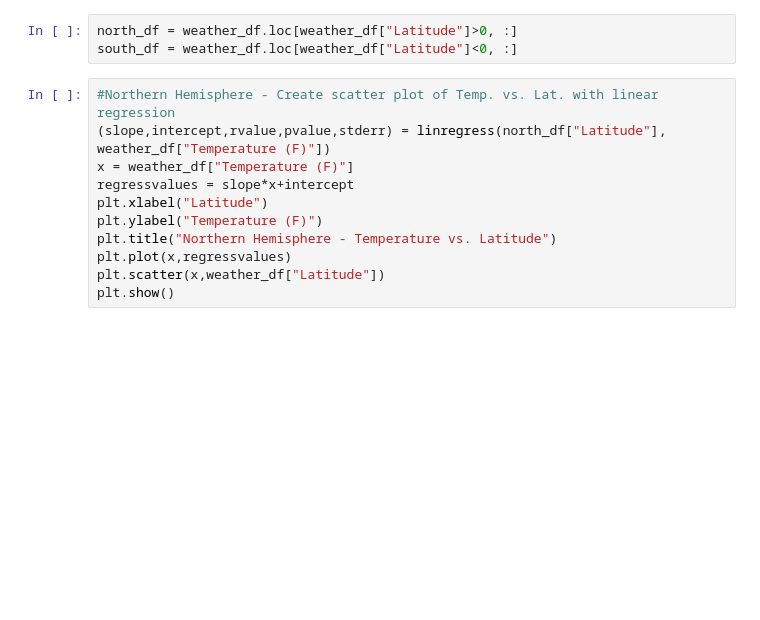
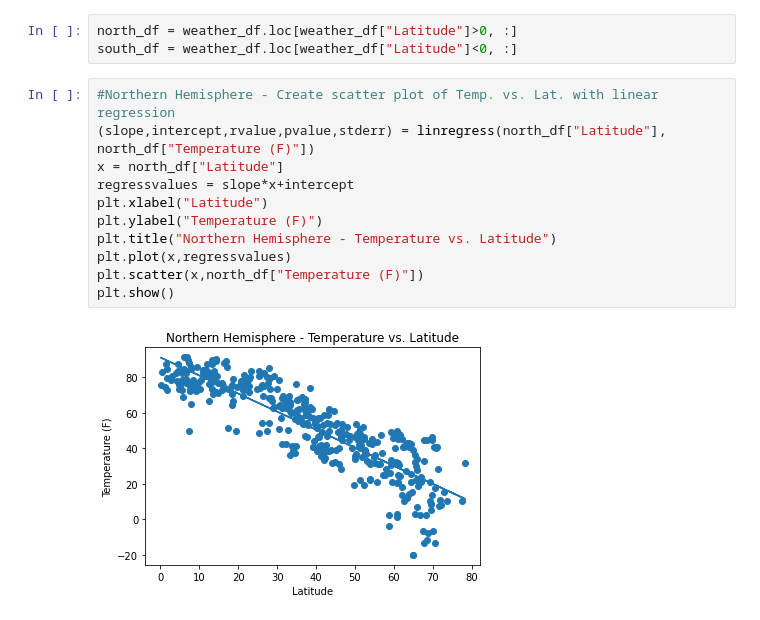
Before and after one commit to olivedisaster/python-api-challenge, a Jupyter notebook: WeatherPy/WeatherPy.ipynb, the cells around one changed output. Drawn from its saved outputs; the diff is of its cells as text; blank space fills up the shorter version.

Commit message:
WeatherPy - Complete

```diff
--- a/WeatherPy/WeatherPy.ipynb
+++ b/WeatherPy/WeatherPy.ipynb
@@ -135,14 +161,16 @@ north_df = weather_df.loc[weather_df["Latitude"]>0, :]
 south_df = weather_df.loc[weather_df["Latitude"]<0, :]
 # %%
 #Northern Hemisphere - Create scatter plot of Temp. vs. Lat. with linear regression
-(slope,intercept,rvalue,pvalue,stderr) = linregress(north_df["Latitude"], weather_df["Temperature (F)"])
-x = weather_df["Temperature (F)"]
+(slope,intercept,rvalue,pvalue,stderr) = linregress(north_df["Latitude"], north_df["Temperature (F)"])
+x = north_df["Latitude"]
 regressvalues = slope*x+intercept
 plt.xlabel("Latitude")
 plt.ylabel("Temperature (F)")
 plt.title("Northern Hemisphere - Temperature vs. Latitude")
 plt.plot(x,regressvalues)
-plt.scatter(x,weather_df["Latitude"])
+plt.scatter(x,north_df["Temperature (F)"])
 plt.show()
+# %% [output]
+[figure, added]
 # %%
 #Southern Hemisphere - Create scatter plot of Temp. vs. Lat. with linear regression
```
Also changed, not shown: parts of 15 cells of this notebook, 1 other file.
